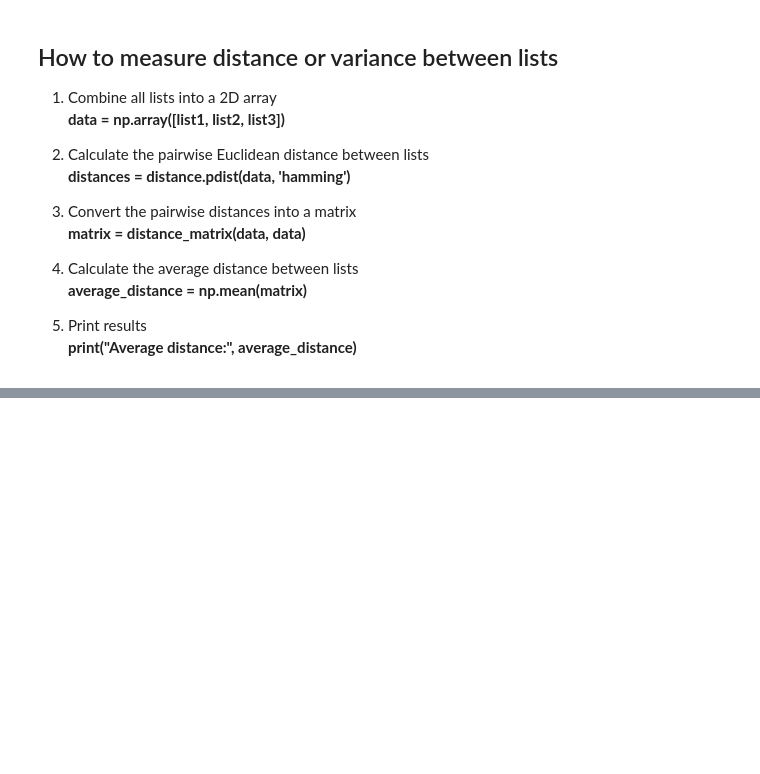
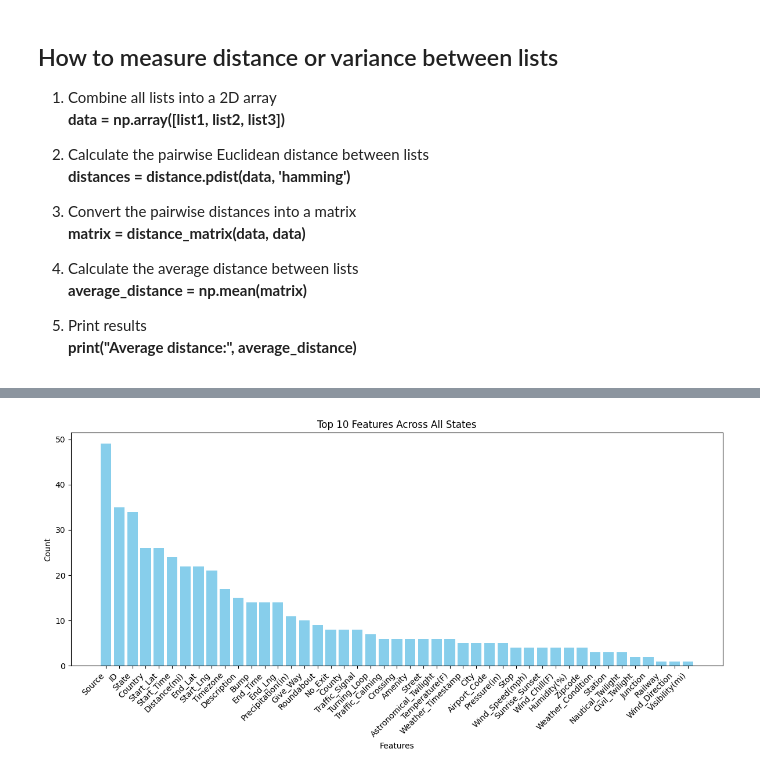
Before and after one commit to Loza10/CarCrashAnalysis, a Jupyter notebook: experiment.ipynb, the cells around one changed output, grey strips where cells are left out. Saved outputs shown, nothing was run; the diff lists cells and outputs as text; code cells hidden in the pictures; blank space fills up the shorter version.

Commit message:
Added with graphs

```diff
--- a/experiment.ipynb
+++ b/experiment.ipynb
@@ -22,7 +23,7 @@ from tqdm import tqdm
 warnings.filterwarnings('ignore')
 # %%
 # Load the state-wise accident dataset
-US_dataset = pd.read_csv('States.csv', sep=',')
+US_dataset = pd.read_csv('accidents.csv', sep=',')
 print(US_dataset.head)
 
 # Extract the column names and present them
@@ -129,3 +130,90 @@ for US_State_name, US_State_dataset in tqdm(US_States_datasets.items()):
 
 5. Print results
 **print("Average distance:", average_distance)**
+# %%
+"""
+1. Sequential Feature Selection
+"""
+
+# Collect start time
+start = time.time()
+
+# List for storing scores
+scores = []
+
+# List for storing features selected
+all_features = []
+
+# Perform experiment over each state
+for US_State_name, US_State_dataset in US_States_datasets.items():
+    # Separate the features and target
+    X = US_State_dataset.drop(['Severity'], axis=1)
+    y = US_State_dataset['Severity']
+
+    # Create a machine learning algorithm
+    model = LogisticRegression()
+
+    # Perform Sequential Feature Selection (SFS) on state data
+    sfs = SequentialFeatureSelector(model, n_features_to_select=10, n_jobs=-1)
+
+    # Fit using the SFS method
+    sfs.fit(X, y)
+
+    # Add to features list
+    features = X.columns[sfs.support_].tolist()
+    all_features.extend(features)  # Flatten features into a single list
+
+    # Print best features for state
+    print(f'{US_State_name}: {features}', end='')
+
+    # Obtain new X
+    X_new = sfs.transform(X)
+
+    # Create and fit model for predictions using selected features
+    fitted_model = MLPClassifier()
+
+    # Perform cross validation
+    score = cross_val_score(fitted_model, X_new, y, cv=3, scoring='accuracy').mean()
+
+    # Present score for this state
+    print(f' -- score: {score}')
+
+    # Store score
+    scores.append(score)
+
+# Count the occurrence of each feature across all states
+feature_counts = Counter(all_features)
+
+# Sort features by count in descending order
+sorted_features = feature_counts.most_common()
+
+# Prepare data for plotting
+features, counts = zip(*sorted_features)
+
+# Plot the barplot
+plt.figure(figsize=(12, 6))
+plt.bar(features, counts, color='skyblue')
+plt.xlabel('Features')
+plt.ylabel('Count')
+plt.title('Top 10 Features Across All States')
+plt.xticks(rotation=45, ha='right')
+plt.tight_layout()
+plt.show()
+
+# Present final score
+print(f'Mean score: {sum(scores) / len(scores)}')
+
+# Calculate and present feature variance
+total_difference = 0
+for i in range(len(all_features)):
+    for j in range(len(all_features)):
+        if i != j:
+            difference = SequenceMatcher(None, all_features[i], all_features[j]).ratio()
+            total_difference += difference
+average_difference = total_difference / ((len(all_features) * (len(all_features) - 1)) / 2)
+print("Average difference:", average_difference)
+
+# Present time elapsed
+end = time.time()
+print(f'Time elapsed: {end - start}')
+# %% [output]
@@ -131,0 +237 @@ for US_State_name, US_State_dataset in tqdm(US_States_datasets.items()):
+[figure, added]
```
Also changed, not shown: parts of 9 cells of this notebook.
